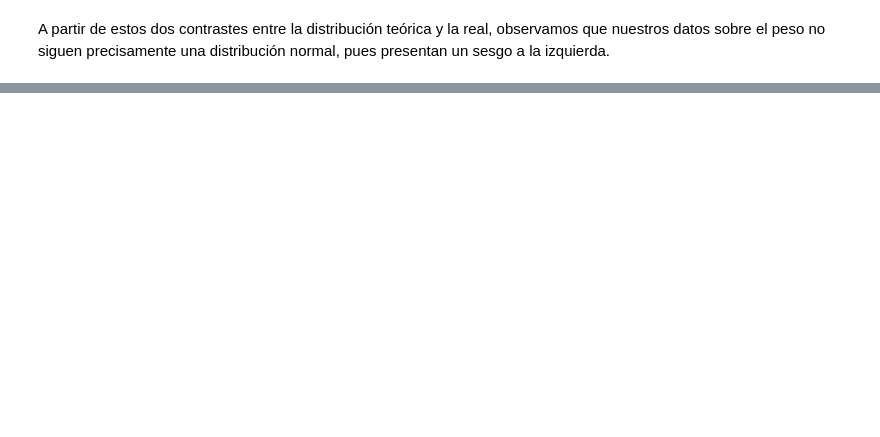
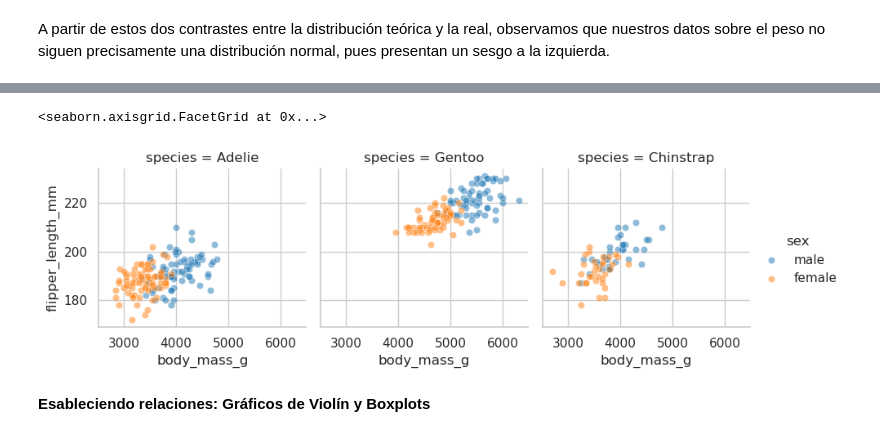
Before and after one commit to miguelfsosa/exploratory_analisis_penguin, a Jupyter notebook: Analisis_Exploratorio.ipynb, the cells around one changed output, grey strips where cells are left out. Saved outputs shown, nothing was run; the diff lists cells and outputs as text; code cells hidden in the pictures; blank space fills up the shorter version.

```diff
--- a/Analisis_Exploratorio.ipynb
+++ b/Analisis_Exploratorio.ipynb
@@ -890,0 +980,22 @@ pues presentan un sesgo a la izquierda.
+# %%
+#Analizando relaciones entre el peso y el tamaño de las alas según la especie y diferenciado por sexo
+(
+    sns.FacetGrid(
+        process_penguin_df,
+        col = 'species',
+        hue = 'sex'
+    )
+    .map(
+        sns.scatterplot,
+        'body_mass_g',
+        'flipper_length_mm',
+        alpha = 0.5
+    )
+    .add_legend()
+
+)
+# %% [output]
+<seaborn.axisgrid.FacetGrid at 0x...>
+[figure, added]
+# %% [markdown]
+**Esableciendo relaciones: Gráficos de Violín y Boxplots**
```
Also changed, not shown: parts of 38 cells of this notebook.
